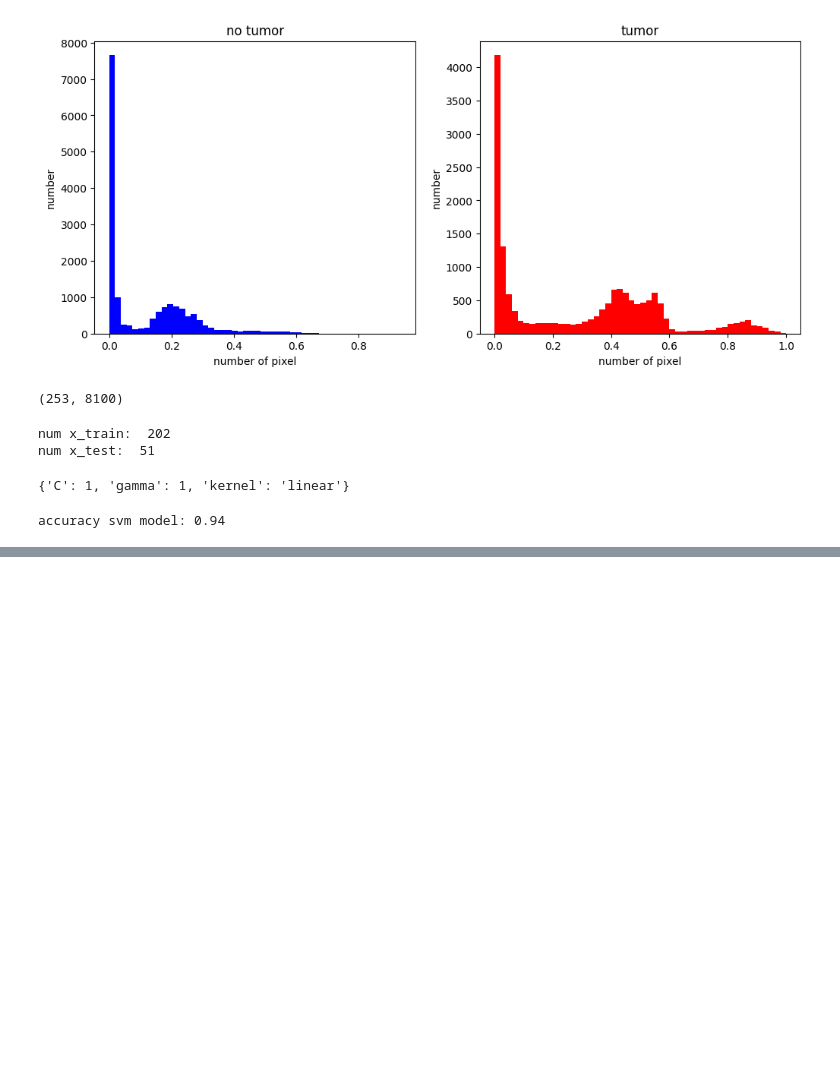
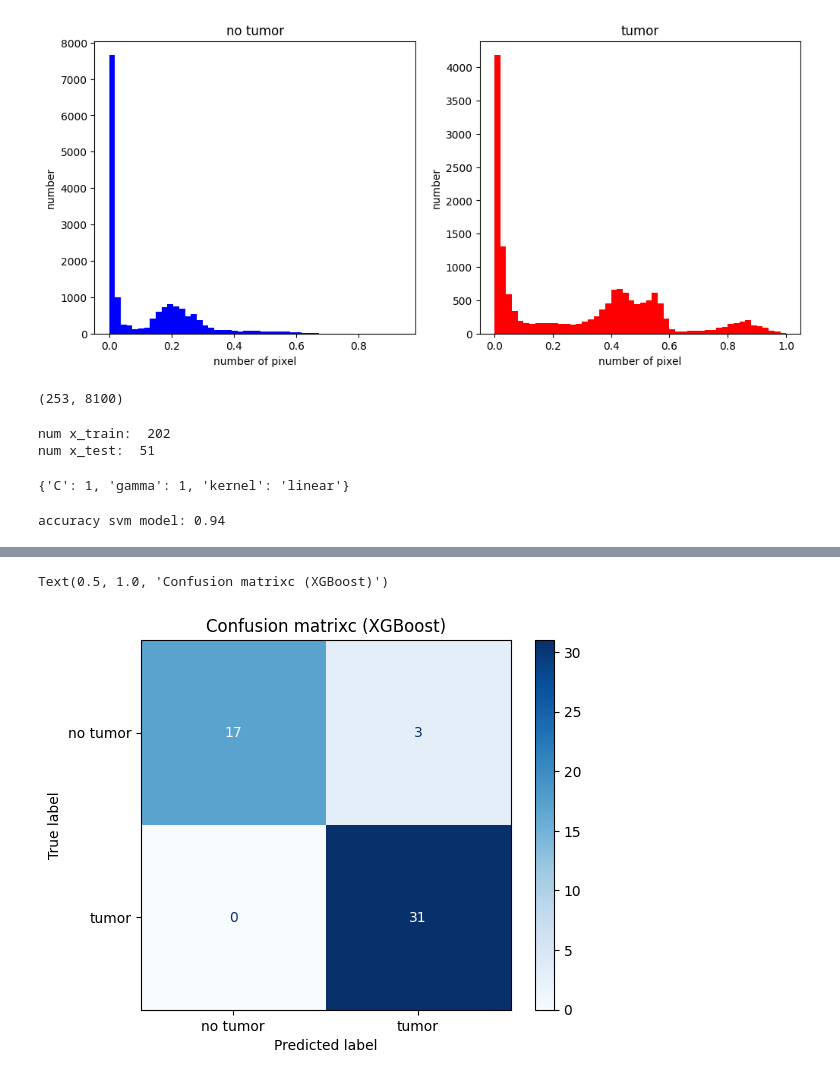
Before and after one commit to Aliakbar-omidi/Brain-Tumor-Detection, a Jupyter notebook: main.ipynb, the cells around one changed output, grey strips where cells are left out. Saved outputs shown, nothing was run; the diff lists cells and outputs as text; code cells hidden in the pictures; blank space fills up the shorter version.

```diff
--- a/main.ipynb
+++ b/main.ipynb
@@ -127,0 +195,8 @@ accuracy svm model: 0.94
+# %%
+cm = confusion_matrix(y_test, y_pred_xgb)
+disp = ConfusionMatrixDisplay(confusion_matrix=cm, display_labels=["no tumor", "tumor"])
+disp.plot(cmap=plt.cm.Blues)
+disp.ax_.set_title('Confusion matrixc (XGBoost)')
+# %% [output]
+Text(0.5, 1.0, 'Confusion matrixc (XGBoost)')
+[figure, added]
```
Also changed, not shown: parts of 13 cells of this notebook.
